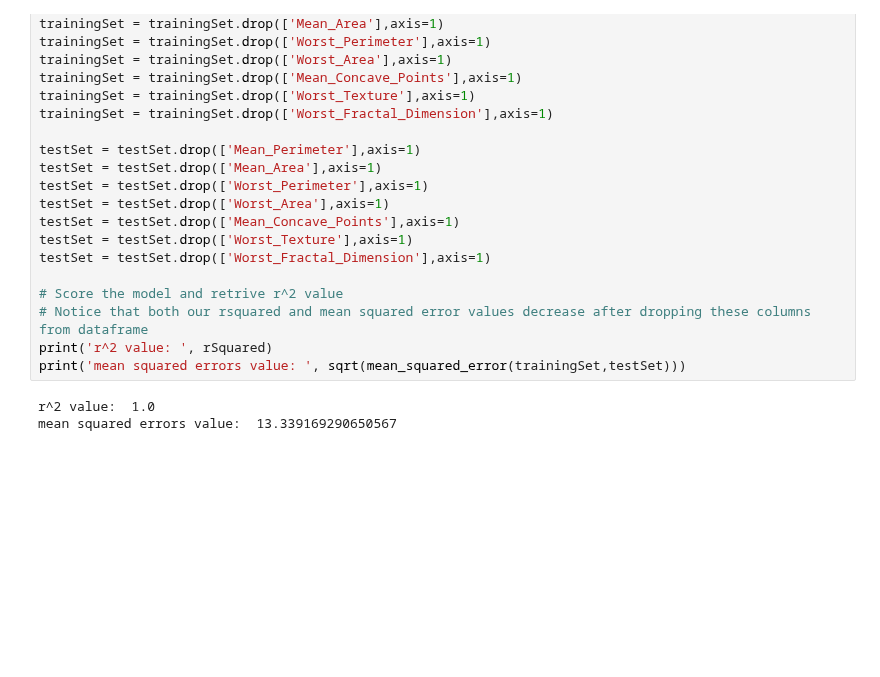
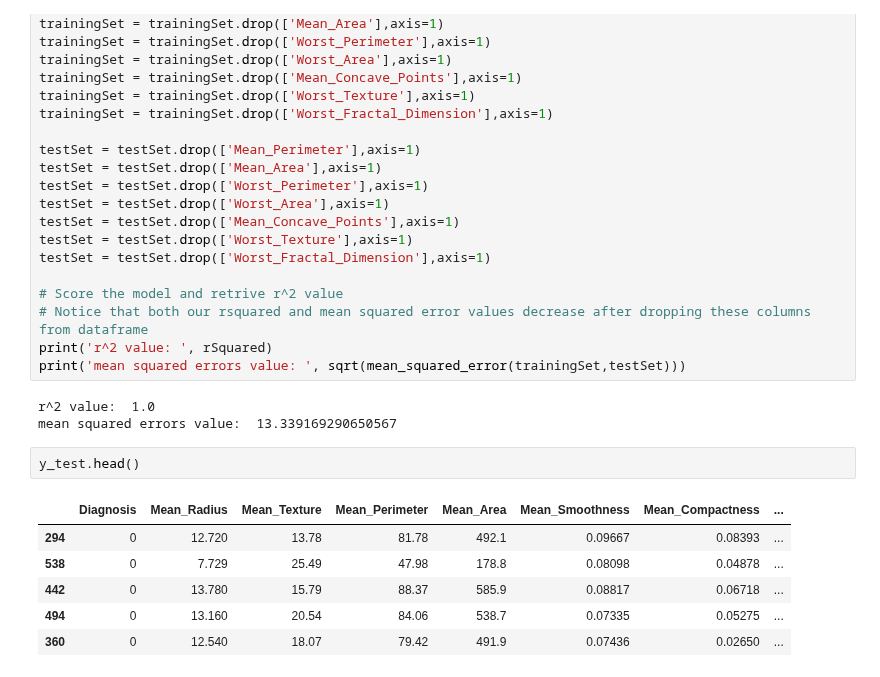
Before and after one commit to Ultan-Kearns/LYIT-Machine-Learning-Project, a Jupyter notebook: CA3Notebook.ipynb, the cells around one changed output. Saved outputs shown, nothing was run; the diff lists cells and outputs as text; blank space fills up the shorter version.

```diff
--- a/CA3Notebook.ipynb
+++ b/CA3Notebook.ipynb
@@ -337,3 +359,12 @@ print('mean squared errors value: ', sqrt(mean_squared_error(trainingSet,testSet
 # %% [output]
 r^2 value:  1.0
 mean squared errors value:  13.339169290650567
+# %%
+y_test.head()
+# %% [output]
+|  | Diagnosis | Mean_Radius | Mean_Texture | Mean_Perimeter | Mean_Area | Mean_Smoothness | Mean_Compactness | ... |
+| 294 | 0 | 12.720 | 13.78 | 81.78 | 492.1 | 0.09667 | 0.08393 | ... |
+| 538 | 0 | 7.729 | 25.49 | 47.98 | 178.8 | 0.08098 | 0.04878 | ... |
+| 442 | 0 | 13.780 | 15.79 | 88.37 | 585.9 | 0.08817 | 0.06718 | ... |
+| 494 | 0 | 13.160 | 20.54 | 84.06 | 538.7 | 0.07335 | 0.05275 | ... |
+| 360 | 0 | 12.540 | 18.07 | 79.42 | 491.9 | 0.07436 | 0.02650 | ... |
```
Also changed, not shown: parts of 5 cells of this notebook.
